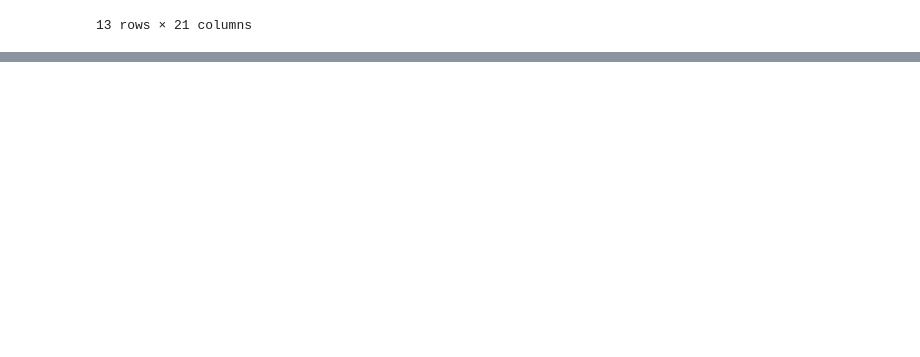
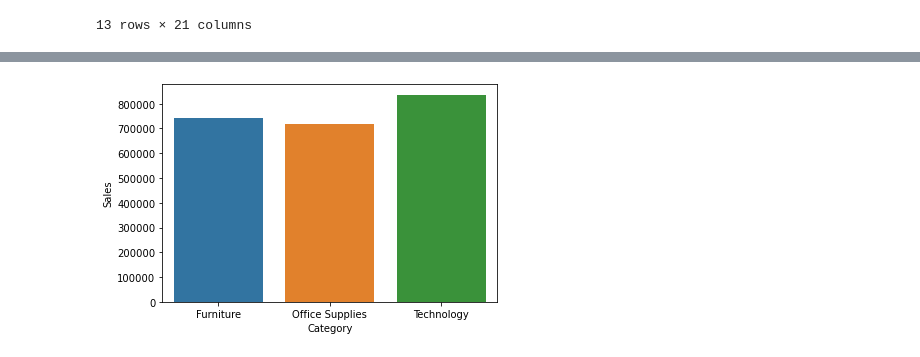
Before and after one commit to LuisReyes98/platzi-data-visualization, a Jupyter notebook: analisis.ipynb, the cells around one changed output, grey strips where cells are left out. Saved outputs shown, nothing was run; the diff lists cells and outputs as text; code cells hidden in the pictures; blank space fills up the shorter version.

```diff
--- a/analisis.ipynb
+++ b/analisis.ipynb
@@ -66,0 +142,10 @@ df.describe(include='all')
+# %%
+ax = sns.barplot(
+    total_sales_category.index,
+    total_sales_category['Sales']
+)
+# ax.set_yticklabels(['Alice', 'Bob', 'Bob'])
+# ax.show()
+# plt.show()
+# %% [output]
+[figure, added]
```
Also changed, not shown: parts of 45 cells of this notebook, 2 other files.
